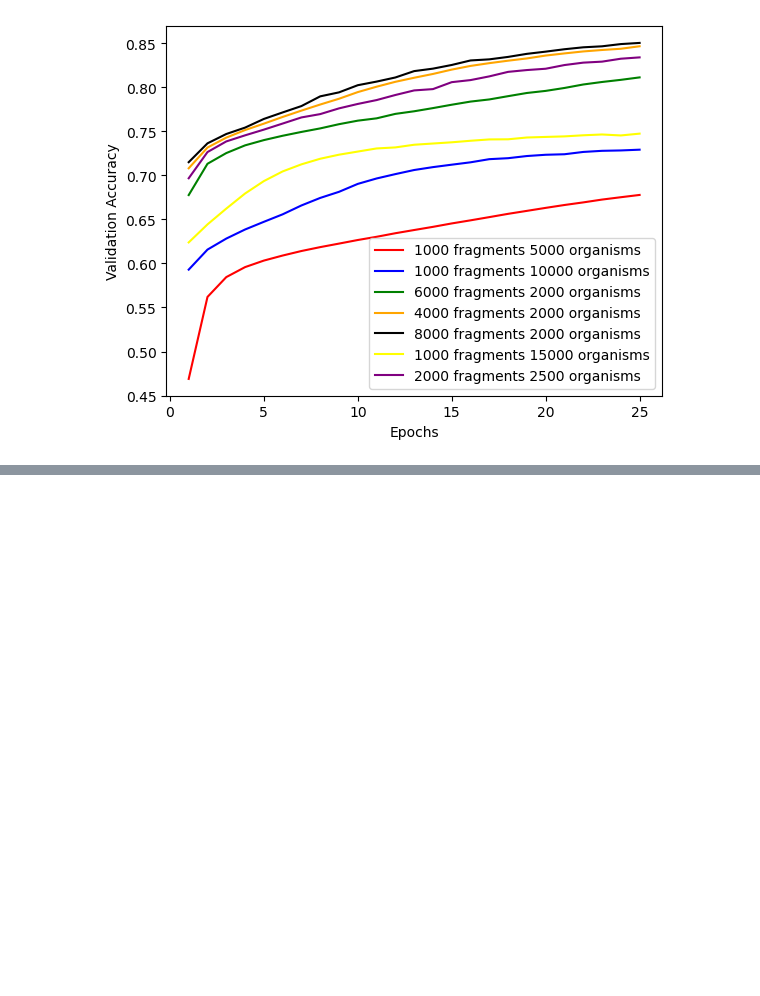
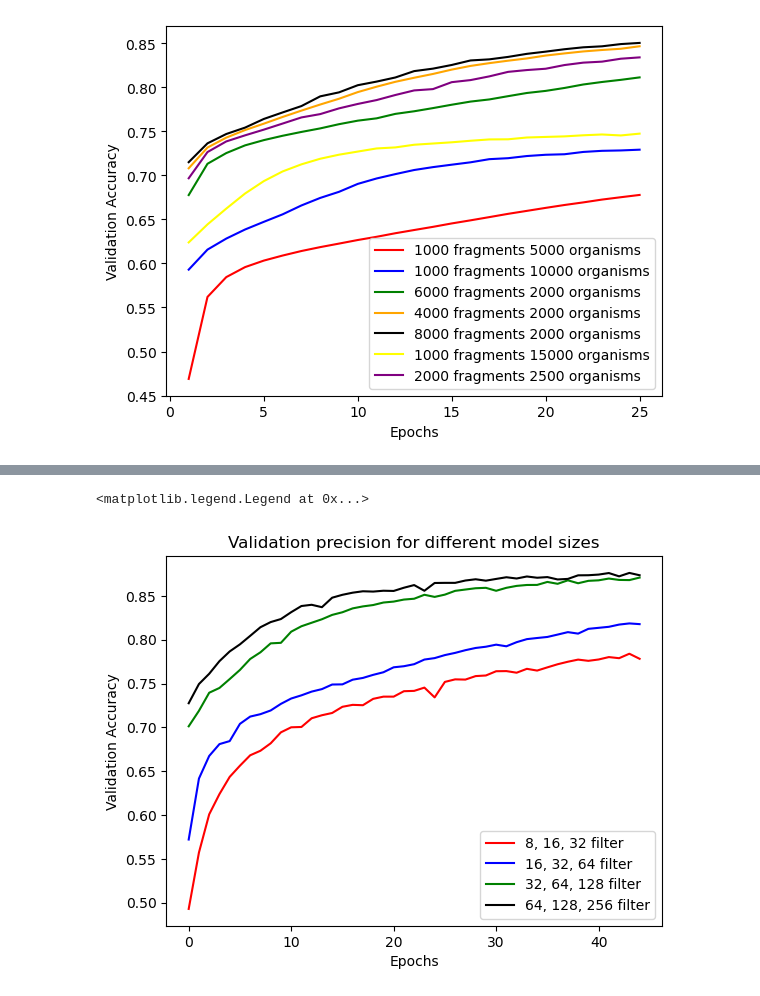
Before and after one commit to nilshof01/ORF_prediction, a Jupyter notebook: results_figures.ipynb, the cells around one changed output, grey strips where cells are left out. Saved outputs shown, nothing was run; the diff lists cells and outputs as text; code cells hidden in the pictures; blank space fills up the shorter version.

```diff
--- a/results_figures.ipynb
+++ b/results_figures.ipynb
@@ -222,0 +228,20 @@ plt.legend()
+# %%
+smallest = [0.4928418248418248, 0.5572037962037961, 0.6007822177822177, 0.6238504828504828, 0.6435161505161504, 0.6562577422577422, 0.6681445221445221, 0.6733193473193472, 0.6818091908091907, 0.6943569763569762, 0.700085581085581, 0.7004498834498833, 0.7104089244089243, 0.7138504828504828, 0.7164282384282384, 0.7234868464868465, 0.7256946386946388, 0.7252873792873792, 0.7325424575424575, 0.735065601065601, 0.7350765900765901, 0.7412690642690642, 0.7416436896436897, 0.7453686313686313, 0.7342131202131202, 0.7518854478854479, 0.7547848817848818, 0.7545314685314685, 0.7585168165168166, 0.7592127872127872, 0.7640592740592741, 0.7642171162171164, 0.7623749583749584, 0.766809190809191, 0.7648078588078588, 0.7684798534798535, 0.772027972027972, 0.7749000999000999, 0.7773286713286714, 0.775929403929404, 0.7774645354645355, 0.7802081252081252, 0.77894338994339, 0.784030636030636, 0.7782544122544124]
+small = [0.572017316017316, 0.6416070596070597, 0.6673839493839493, 0.6809044289044288, 0.6843476523476523, 0.7040239760239759, 0.7123220113220113, 0.7150589410589412, 0.7192863802863803, 0.7268431568431568, 0.7329250749250749, 0.7365621045621045, 0.7408201798201798, 0.7436706626706626, 0.7488987678987679, 0.749067266067266, 0.7544075924075924, 0.7564232434232435, 0.759932400932401, 0.7628911088911089, 0.7685444555444556, 0.7697765567765569, 0.7721015651015651, 0.7773839493839494, 0.7790376290376291, 0.7824891774891776, 0.7850006660006661, 0.7880735930735931, 0.7906093906093907, 0.7920289710289712, 0.7943819513819516, 0.7925158175158177, 0.7972141192141193, 0.8006873126873129, 0.8019776889776892, 0.8031734931734933, 0.8058887778887781, 0.8086773226773228, 0.8069850149850152, 0.8124305694305696, 0.8135877455877458, 0.8147535797535799, 0.8172913752913755, 0.8186210456210458, 0.8178075258075259]
+middle = [0.7012184482184483, 0.7189177489177488, 0.7395304695304695, 0.744980685980686, 0.7551162171162171, 0.7655487845487846, 0.7780476190476191, 0.7856540126540128, 0.795866466866467, 0.7964768564768565, 0.8091918081918084, 0.8153822843822844, 0.8193899433899435, 0.8233682983682985, 0.8283459873459875, 0.8313573093573094, 0.8357755577755579, 0.8380439560439562, 0.8395887445887447, 0.8424548784548787, 0.8435341325341327, 0.845837162837163, 0.846790542790543, 0.8513126873126875, 0.848874458874459, 0.8514805194805196, 0.855790875790876, 0.8572900432900435, 0.858765234765235, 0.8592307692307695, 0.8558624708624709, 0.8592587412587415, 0.8614422244422246, 0.8624838494838497, 0.8625577755577757, 0.8659597069597071, 0.8638225108225109, 0.867791874791875, 0.8644518814518817, 0.8672047952047954, 0.867792207792208, 0.869826173826174, 0.8682514152514155, 0.8680626040626043, 0.8709340659340662]
+big = relu = results[results["Data Input"] == "nodam_30nt"]["Validation Accuracy"]
+# %%
+epochs = list(range(0, len(smallest)))
+plt.plot(epochs, smallest, color='red', label='8, 16, 32 filter')
+plt.plot(epochs, small, color='blue', label='16, 32, 64 filter')
+plt.plot(epochs, middle, color='green', label='32, 64, 128 filter')
+plt.plot(epochs, big, color='black', label='64, 128, 256 filter')
+
+plt.xlabel('Epochs')
+plt.ylabel('Validation Accuracy')
+plt.title("Validation precision for different model sizes")
+# Adding legend
+plt.legend()
+# %% [output]
+<matplotlib.legend.Legend at 0x...>
+[figure, added]
```
Also changed, not shown: parts of 5 cells of this notebook, 6 other files.
